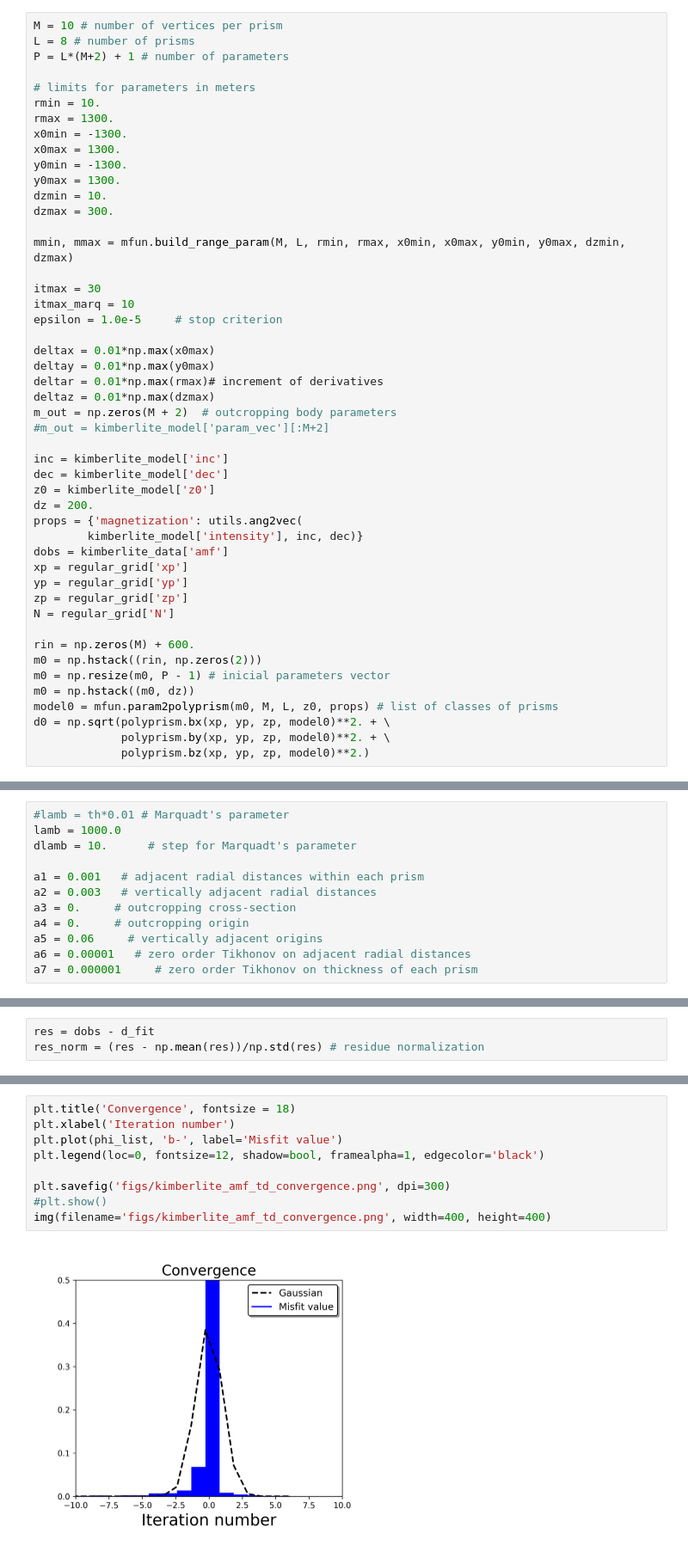
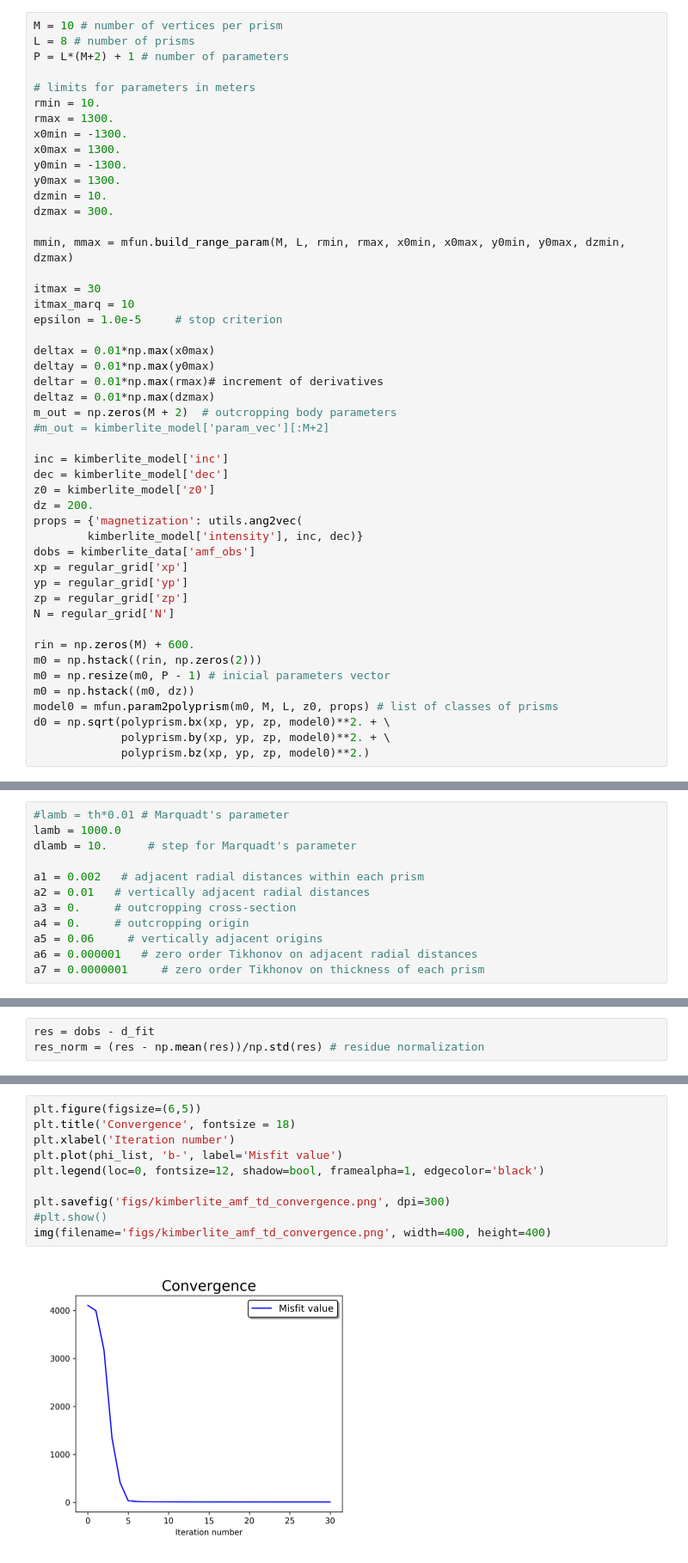
Before and after one commit to pinga-lab/magnetic-radial-inversion, a Jupyter notebook: code/kimberlite/kimberlite_amf_inversion_true_direction.ipynb, the cells around one changed output, grey strips where cells are left out. Shown at 86% size. Cells and saved outputs as stored; diff of their text form.

Commit message:
New best result for AMF data

```diff
--- a/code/kimberlite/kimberlite_amf_inversion_true_direction.ipynb
+++ b/code/kimberlite/kimberlite_amf_inversion_true_direction.ipynb
@@ -80,7 +80,7 @@ z0 = kimberlite_model['z0']
 dz = 200.
 props = {'magnetization': utils.ang2vec(
         kimberlite_model['intensity'], inc, dec)}
-dobs = kimberlite_data['amf']
+dobs = kimberlite_data['amf_obs']
 xp = regular_grid['xp']
 yp = regular_grid['yp']
 zp = regular_grid['zp']
@@ -156,13 +156,13 @@ img(filename='figs/kimberlite_amf_obs_data_true_inital.png', width=400, height=4
 lamb = 1000.0
 dlamb = 10.      # step for Marquadt's parameter
 
-a1 = 0.001   # adjacent radial distances within each prism
-a2 = 0.003   # vertically adjacent radial distances
+a1 = 0.002   # adjacent radial distances within each prism
+a2 = 0.01   # vertically adjacent radial distances
 a3 = 0.     # outcropping cross-section
 a4 = 0.     # outcropping origin
 a5 = 0.06     # vertically adjacent origins
-a6 = 0.00001   # zero order Tikhonov on adjacent radial distances
-a7 = 0.000001     # zero order Tikhonov on thickness of each prism
+a6 = 0.000001   # zero order Tikhonov on adjacent radial distances
+a7 = 0.0000001     # zero order Tikhonov on thickness of each prism
 # %%
 delta = np.array([deltax, deltay, deltar, deltaz])
 alpha = np.array([a1, a2, a3, a4, a5, a6, a7])
@@ -235,14 +235,15 @@ img(filename='figs/kimberlite_amf_td_hist.png', width=400, height=400)
 # %%
+plt.figure(figsize=(6,5))
 plt.title('Convergence', fontsize = 18)
 plt.xlabel('Iteration number')
 plt.plot(phi_list, 'b-', label='Misfit value')
 plt.legend(loc=0, fontsize=12, shadow=bool, framealpha=1, edgecolor='black')
 
 plt.savefig('figs/kimberlite_amf_td_convergence.png', dpi=300)
 #plt.show()
 img(filename='figs/kimberlite_amf_td_convergence.png', width=400, height=400)
 # %% [output]
-[figure, old version]
+[figure, new version]
 # %%
 bounds = [-700., 700., -700., 700., -100., 1150.]
 
```
Also changed, not shown: parts of 5 cells of this notebook, 8 other files.
